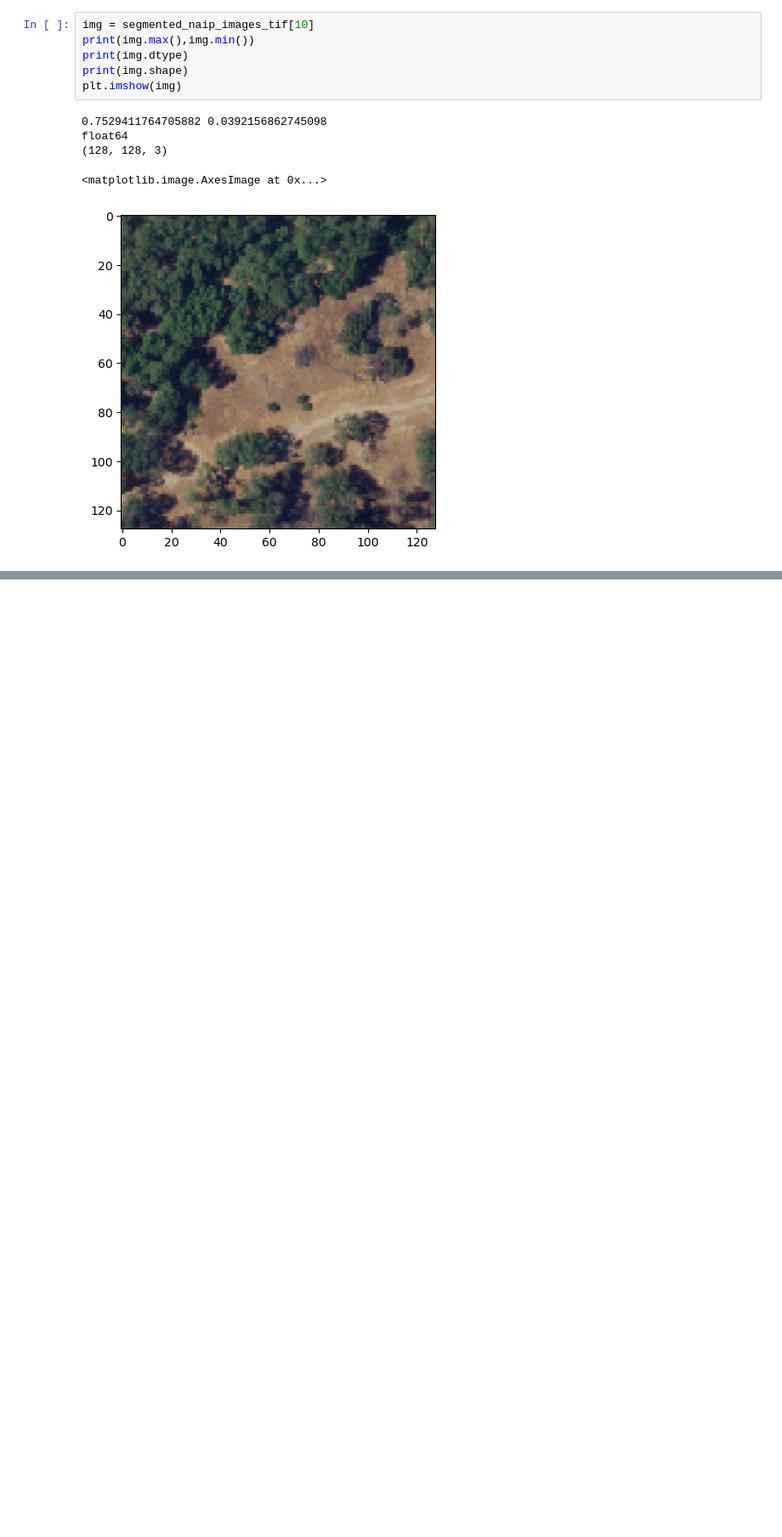
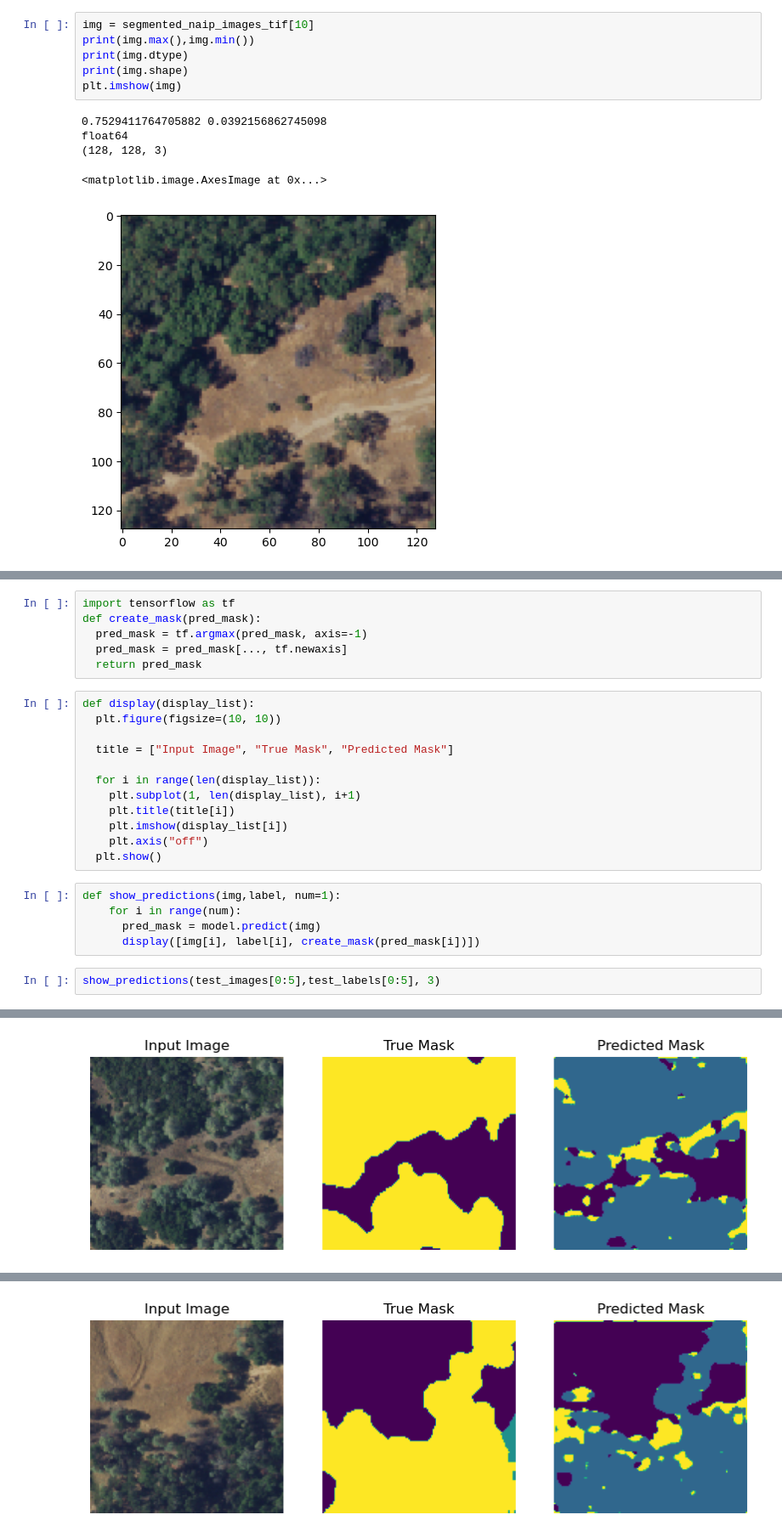
Before and after one commit to tylerjmwhit/Canopy_Damage_segmentation, a Jupyter notebook: segmented_dataset_classification.ipynb, the cells around one changed output, grey strips where cells are left out. Shown at 85% size. Cells and saved outputs as stored; diff of their text form; blank space fills up the shorter version.

```diff
--- a/segmented_dataset_classification.ipynb
+++ b/segmented_dataset_classification.ipynb
@@ -112,0 +122,26 @@ accuracy: 1.000
+# %%
+import tensorflow as tf
+def create_mask(pred_mask):
+  pred_mask = tf.argmax(pred_mask, axis=-1)
+  pred_mask = pred_mask[..., tf.newaxis]
+  return pred_mask
+# %%
+def display(display_list):
+  plt.figure(figsize=(10, 10))
+
+  title = ["Input Image", "True Mask", "Predicted Mask"]
+
+  for i in range(len(display_list)):
+    plt.subplot(1, len(display_list), i+1)
+    plt.title(title[i])
+    plt.imshow(display_list[i])
+    plt.axis("off")
+  plt.show()
+# %%
+def show_predictions(img,label, num=1):
+    for i in range(num):
+      pred_mask = model.predict(img)
+      display([img[i], label[i], create_mask(pred_mask[i])])
+# %%
+show_predictions(test_images[0:5],test_labels[0:5], 3)
+# %% [output]
@@ -112,0 +149 @@ accuracy: 1.000
+[figure, added]
@@ -112,0 +151 @@ accuracy: 1.000
+[figure, added]
```
Also changed, not shown: parts of 15 cells of this notebook, 2 other files.
